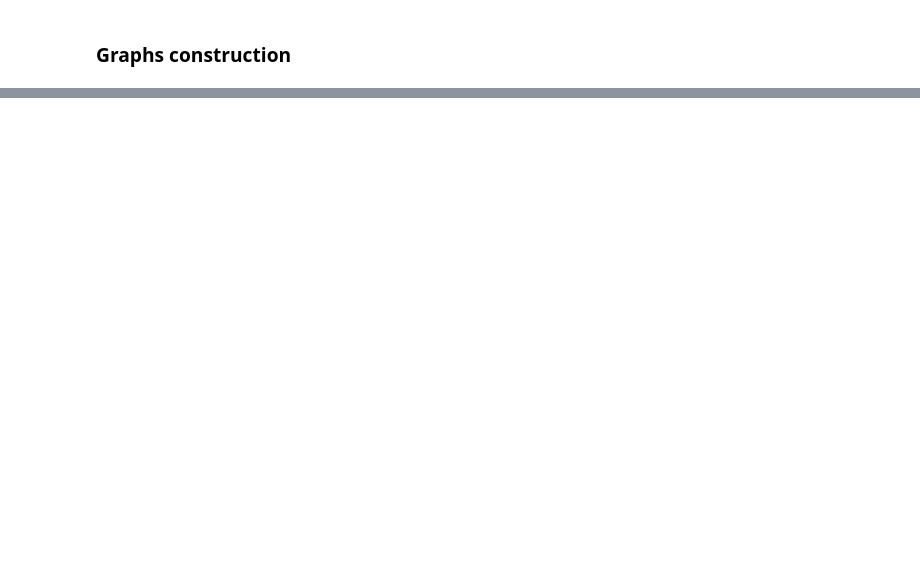
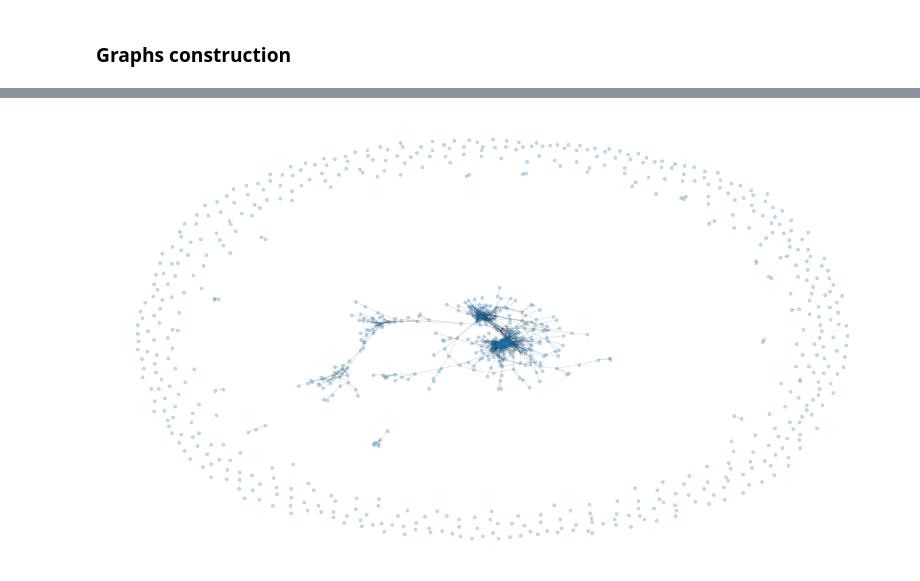
Before and after one commit to raphaelreiss/Network_tour_of_mice_genetics, a Jupyter notebook: NTDS_MICE_GENETICS.ipynb, the cells around one changed output, grey strips where cells are left out. Saved outputs shown, nothing was run; the diff lists cells and outputs as text; code cells hidden in the pictures; blank space fills up the shorter version.

```diff
--- a/NTDS_MICE_GENETICS.ipynb
+++ b/NTDS_MICE_GENETICS.ipynb
@@ -127,0 +197,12 @@ ideas:
+# %%
+#threshold
+weights_matrix[weights_matrix < 0.9] = 0
+# %%
+import networkx as nx
+graph = nx.from_numpy_array(weights_matrix)
+# %%
+plt.figure(figsize=(16,9))
+
+nx.draw(graph,node_size=20,width=0.5, alpha=0.25)
+# %% [output]
+[figure, added]
```
Also changed, not shown: parts of 18 cells of this notebook.
